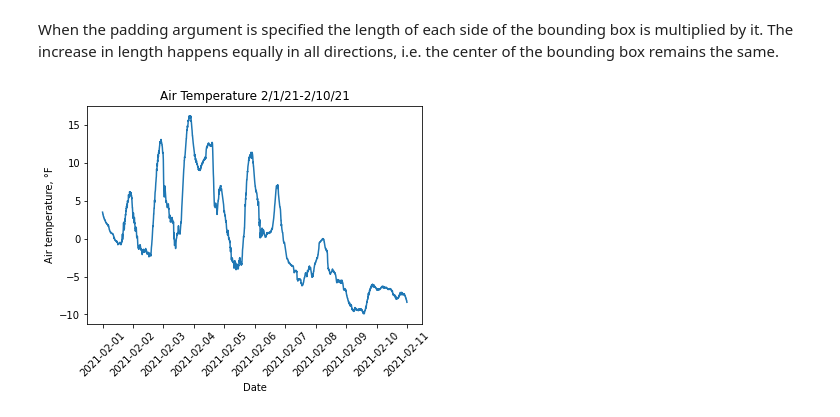
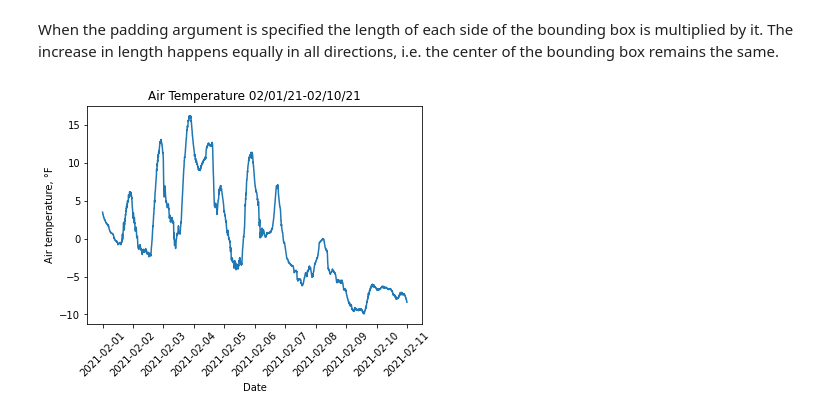
Before and after one commit to bjrubinstein/okmesopy, a Jupyter notebook: examples/examples.ipynb, the cells around one changed output. Saved outputs shown, nothing was run; the diff lists cells and outputs as text; code cells hidden in the pictures.

```diff
--- a/examples/examples.ipynb
+++ b/examples/examples.ipynb
@@ -26,5 +26,5 @@ Upon initialization, MesonetExtractor checks for the metadata file in the destin
 # %%
-# create a new MesonetExtractor object
+# set the destination to this notebook's directory
 destination = os.getcwd()
-extractor = MesonetExtractor(destination, verbose = False)
+downloader = MesonetDownloader(destination, verbose = False)
 # %% [markdown]
@@ -92,8 +109,8 @@ with zipfile.ZipFile('{}/shapefiles/horse_creek.zip'.format(destination),'r') as
 # %% [markdown]
 The Mesonet metadata uses the EPSG:4269 coordinate reference system (CRS). It can generally detect if coordinates are not in latitude-longitude and will give a warning if that is the case.
 # %%
-extractor.verbose = True # turn verbose logging on
-shape_data = extractor.download_shape_file('{}/shapefiles/grand_lake_watershed/grand_lake_watershed.shp'.format(destination),start_date,end_date)
+downloader.verbose = True # turn verbose logging on
+shape_data = downloader.download_shape_file('{}/shapefiles/grand_lake_watershed/grand_lake_watershed.shp'.format(destination),start_date,end_date)
 # %% [output]
 It appears that the bounding box [-123028.0390625, 1478977.375, 213226.515625, 1760277.875] is not in latitude longitude coordinates. Try specifing the prj_path argument when calling this function.
 # %% [markdown]
@@ -137,13 +154,12 @@ Try increasing the padding argument.
 # %% [markdown]
 When the padding argument is specified the length of each side of the bounding box is multiplied by it. The increase in length happens equally in all directions, i.e. the center of the bounding box remains the same.
 # %%
-extractor.verbose = False # turn verbose logging back off
-obj_data = extractor.download_shape_object(sf,start_date,end_date,padding=2)
+obj_data = downloader.download_shape_object(sf,start_date,end_date,padding=2)
 sf.close()
-plt.plot(obj_data['date_time'],obj_data['TAIR'])
-plt.title('Air Temperature 2/1/21-2/10/21')
+plt.plot(obj_data['DATETIME'],obj_data['TAIR'])
+plt.title('Air Temperature {}-{}'.format(start_date.strftime('%m/%d/%y'),end_date.strftime('%m/%d/%y')))
 plt.xlabel('Date')
 plt.ylabel('Air temperature, °F')
 ticks = plt.xticks(rotation = 45)
 # %% [output]
-[figure, old version]
+[figure, new version]
```
Also changed, not shown: parts of 14 cells of this notebook.
